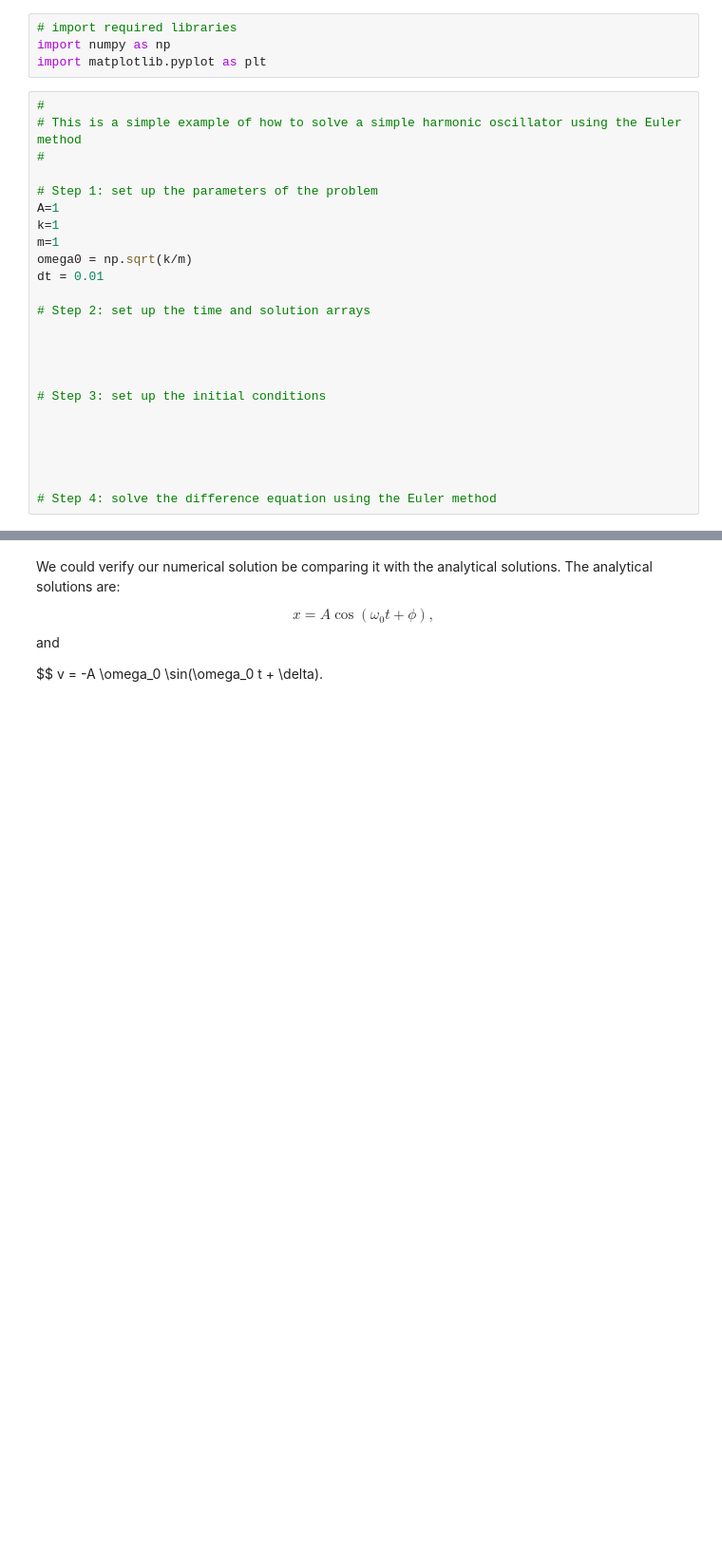
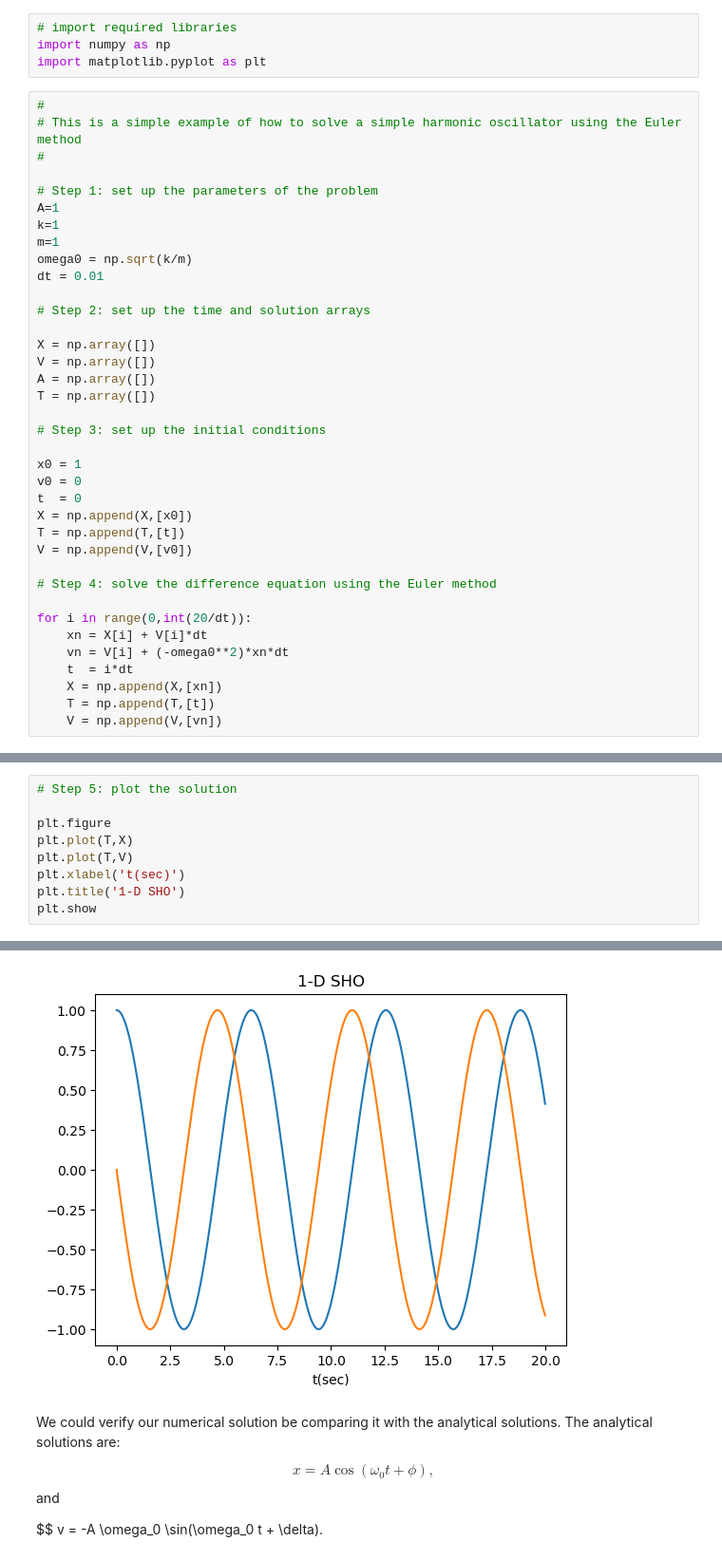
Before and after one commit to kuochuanpan/computationalPhysics-112, a Jupyter notebook: project1/project1_demo1.ipynb, the cells around one changed output, grey strips where cells are left out. Shown: that part at 95% size. Cells and saved outputs as stored; diff of their text form; blank space fills up the shorter version.

```diff
--- a/project1/project1_demo1.ipynb
+++ b/project1/project1_demo1.ipynb
@@ -46,13 +46,26 @@ dt = 0.01
 
 # Step 2: set up the time and solution arrays
 
-
-
+X = np.array([])
+V = np.array([])
+A = np.array([])
+T = np.array([])
 
 # Step 3: set up the initial conditions
 
-
-
-
+x0 = 1
+v0 = 0
+t  = 0
+X = np.append(X,[x0])
+T = np.append(T,[t])
+V = np.append(V,[v0])
 
 # Step 4: solve the difference equation using the Euler method
+
+for i in range(0,int(20/dt)):
+    xn = X[i] + V[i]*dt
+    vn = V[i] + (-omega0**2)*xn*dt
+    t  = i*dt
+    X = np.append(X,[xn])
+    T = np.append(T,[t])
+    V = np.append(V,[vn])
@@ -62,0 +72,10 @@ dt = 0.01
+# %%
+# Step 5: plot the solution
+
+plt.figure
+plt.plot(T,X)
+plt.plot(T,V)
+plt.xlabel('t(sec)')
+plt.title('1-D SHO')
+plt.show
+# %% [output]
@@ -63,3 +83,4 @@ dt = 0.01
+[figure, added]
 # %% [markdown]
 We could verify our numerical solution be comparing it with the analytical solutions.
 The analytical solutions are:
```
Also changed, not shown: parts of 3 cells of this notebook.
